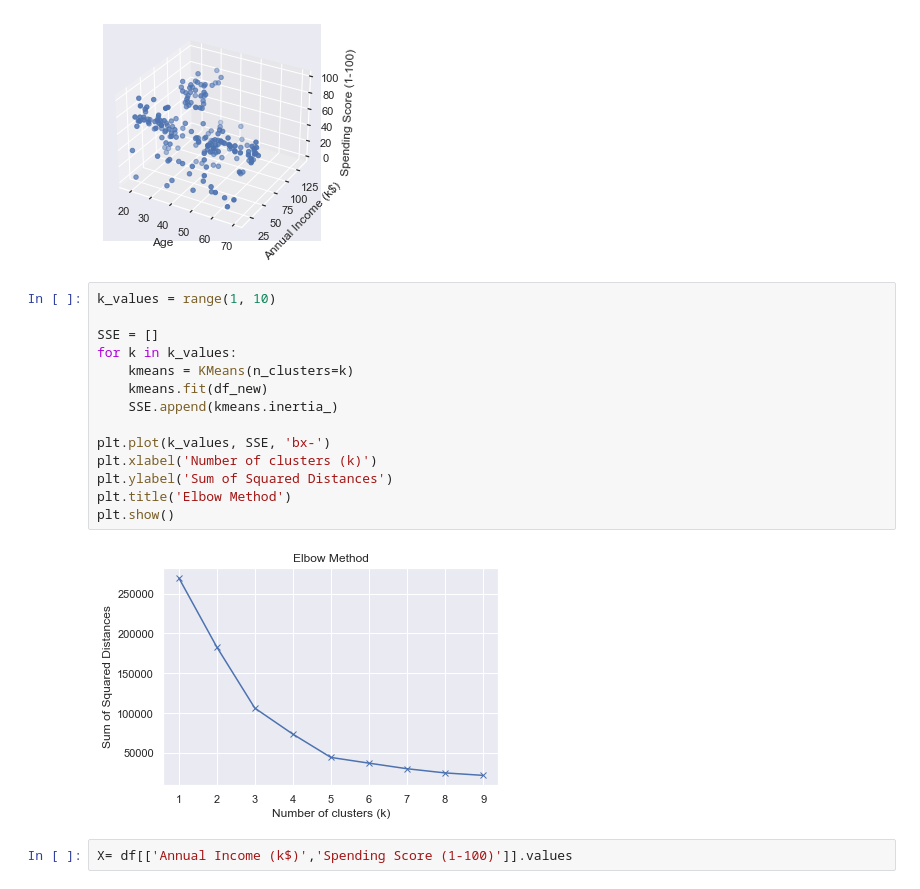
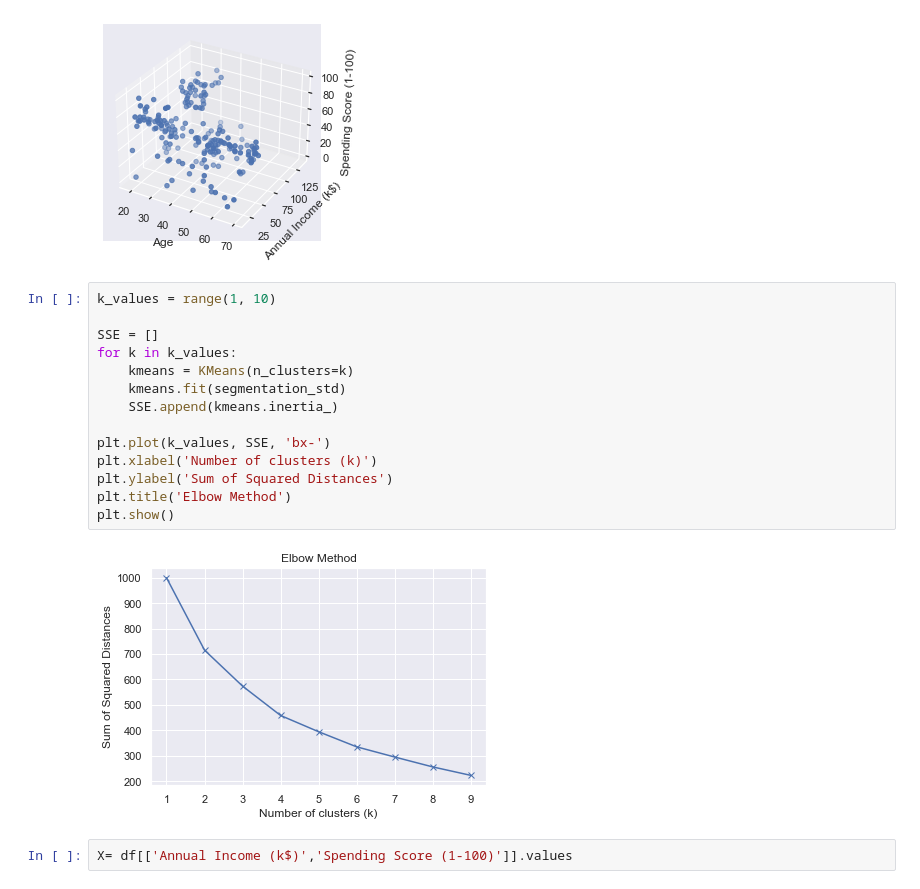
Before and after one commit to Pinkie2849/Customer_Marketing_Clustering, a Jupyter notebook: Python/Customer_Marketing_Analysis.ipynb, the cells around one changed output. Saved outputs shown, nothing was run; the diff lists cells and outputs as text.

```diff
--- a/Python/Customer_Marketing_Analysis.ipynb
+++ b/Python/Customer_Marketing_Analysis.ipynb
@@ -153,19 +153,19 @@ plt.show()
 # %%
 k_values = range(1, 10)
 
 SSE = []
 for k in k_values:
     kmeans = KMeans(n_clusters=k)
-    kmeans.fit(df_new)
+    kmeans.fit(segmentation_std)
     SSE.append(kmeans.inertia_)
 
 plt.plot(k_values, SSE, 'bx-')
 plt.xlabel('Number of clusters (k)')
 plt.ylabel('Sum of Squared Distances')
 plt.title('Elbow Method')
 plt.show()
 # %% [output]
-[figure, old version]
+[figure, new version]
 # %%
 X= df[['Annual Income (k$)','Spending Score (1-100)']].values
 # %%
```
Also changed, not shown: parts of 1 cell of this notebook, 1 other file.
